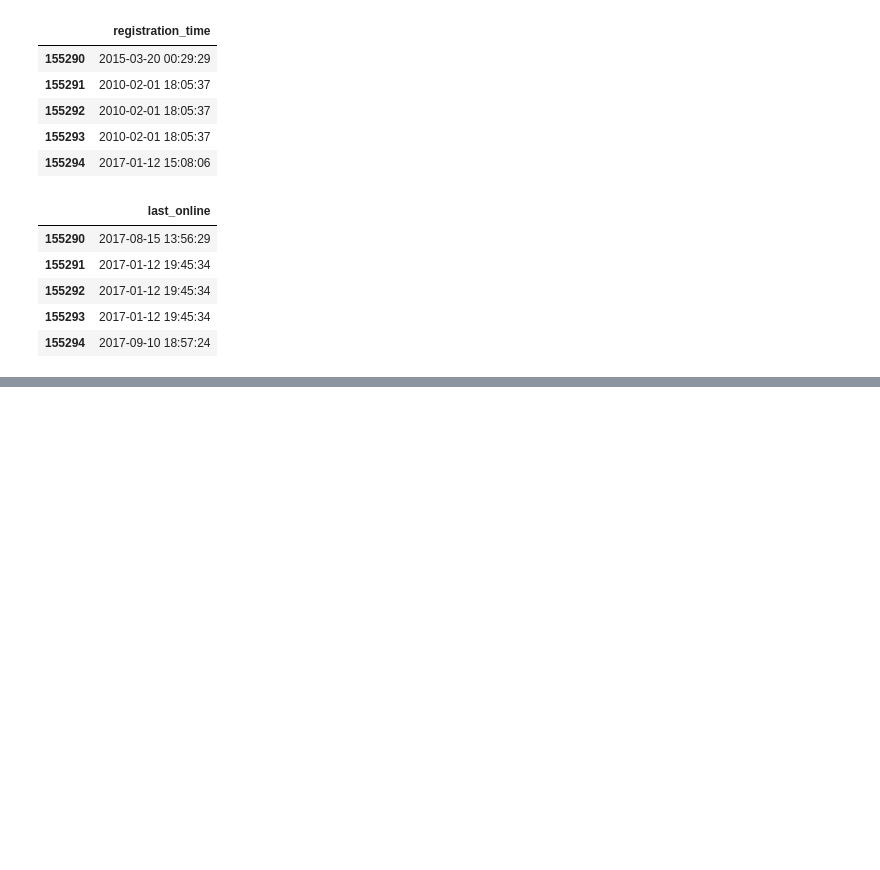
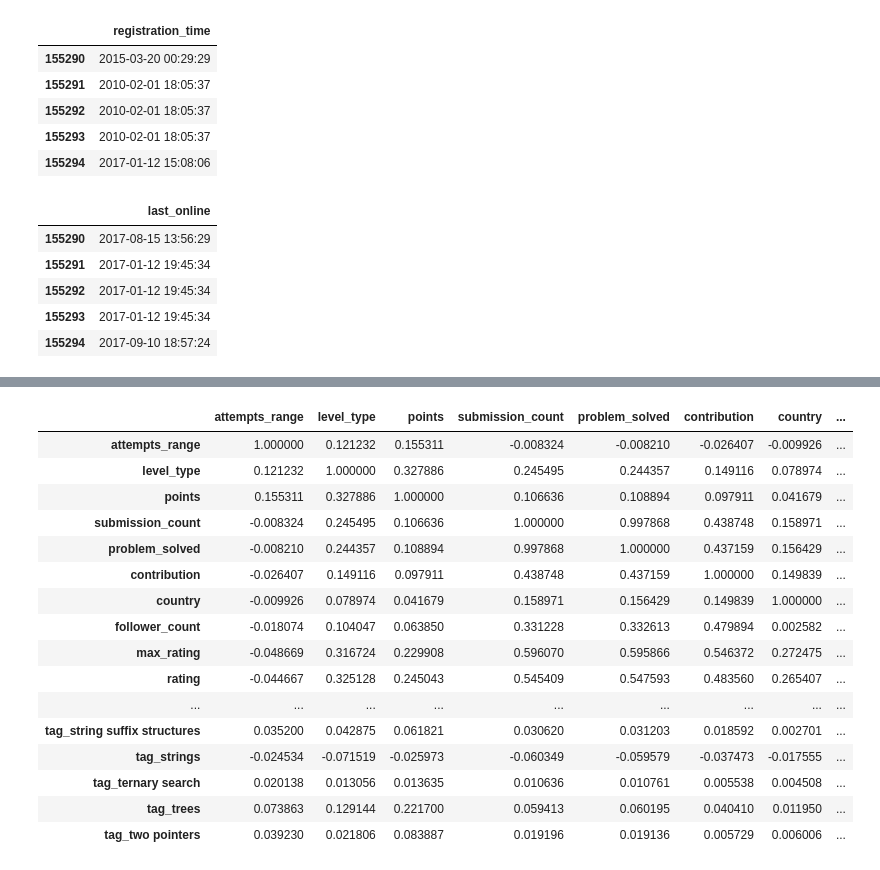
Before and after one commit to AlgorithmUnlocksML/Problem_Recommendation, a Jupyter notebook: Problem_Recommendation.ipynb, the cells around one changed output, grey strips where cells are left out. Cells and saved outputs as stored; diff of their text form; code cells hidden in the pictures; blank space fills up the shorter version.

```diff
--- a/Problem_Recommendation.ipynb
+++ b/Problem_Recommendation.ipynb
@@ -553,0 +627,20 @@ dtype: object
+# %%
+df.corr()
+# %% [output]
+|  | attempts_range | level_type | points | submission_count | problem_solved | contribution | country | ... |
+| attempts_range | 1.000000 | 0.121232 | 0.155311 | -0.008324 | -0.008210 | -0.026407 | -0.009926 | ... |
+| level_type | 0.121232 | 1.000000 | 0.327886 | 0.245495 | 0.244357 | 0.149116 | 0.078974 | ... |
+| points | 0.155311 | 0.327886 | 1.000000 | 0.106636 | 0.108894 | 0.097911 | 0.041679 | ... |
+| submission_count | -0.008324 | 0.245495 | 0.106636 | 1.000000 | 0.997868 | 0.438748 | 0.158971 | ... |
+| problem_solved | -0.008210 | 0.244357 | 0.108894 | 0.997868 | 1.000000 | 0.437159 | 0.156429 | ... |
+| contribution | -0.026407 | 0.149116 | 0.097911 | 0.438748 | 0.437159 | 1.000000 | 0.149839 | ... |
+| country | -0.009926 | 0.078974 | 0.041679 | 0.158971 | 0.156429 | 0.149839 | 1.000000 | ... |
+| follower_count | -0.018074 | 0.104047 | 0.063850 | 0.331228 | 0.332613 | 0.479894 | 0.002582 | ... |
+| max_rating | -0.048669 | 0.316724 | 0.229908 | 0.596070 | 0.595866 | 0.546372 | 0.272475 | ... |
+| rating | -0.044667 | 0.325128 | 0.245043 | 0.545409 | 0.547593 | 0.483560 | 0.265407 | ... |
+| ... | ... | ... | ... | ... | ... | ... | ... | ... |
+| tag_string suffix structures | 0.035200 | 0.042875 | 0.061821 | 0.030620 | 0.031203 | 0.018592 | 0.002701 | ... |
+| tag_strings | -0.024534 | -0.071519 | -0.025973 | -0.060349 | -0.059579 | -0.037473 | -0.017555 | ... |
+| tag_ternary search | 0.020138 | 0.013056 | 0.013635 | 0.010636 | 0.010761 | 0.005538 | 0.004508 | ... |
+| tag_trees | 0.073863 | 0.129144 | 0.221700 | 0.059413 | 0.060195 | 0.040410 | 0.011950 | ... |
+| tag_two pointers | 0.039230 | 0.021806 | 0.083887 | 0.019196 | 0.019136 | 0.005729 | 0.006006 | ... |
```
Also changed, not shown: parts of 102 cells of this notebook.
